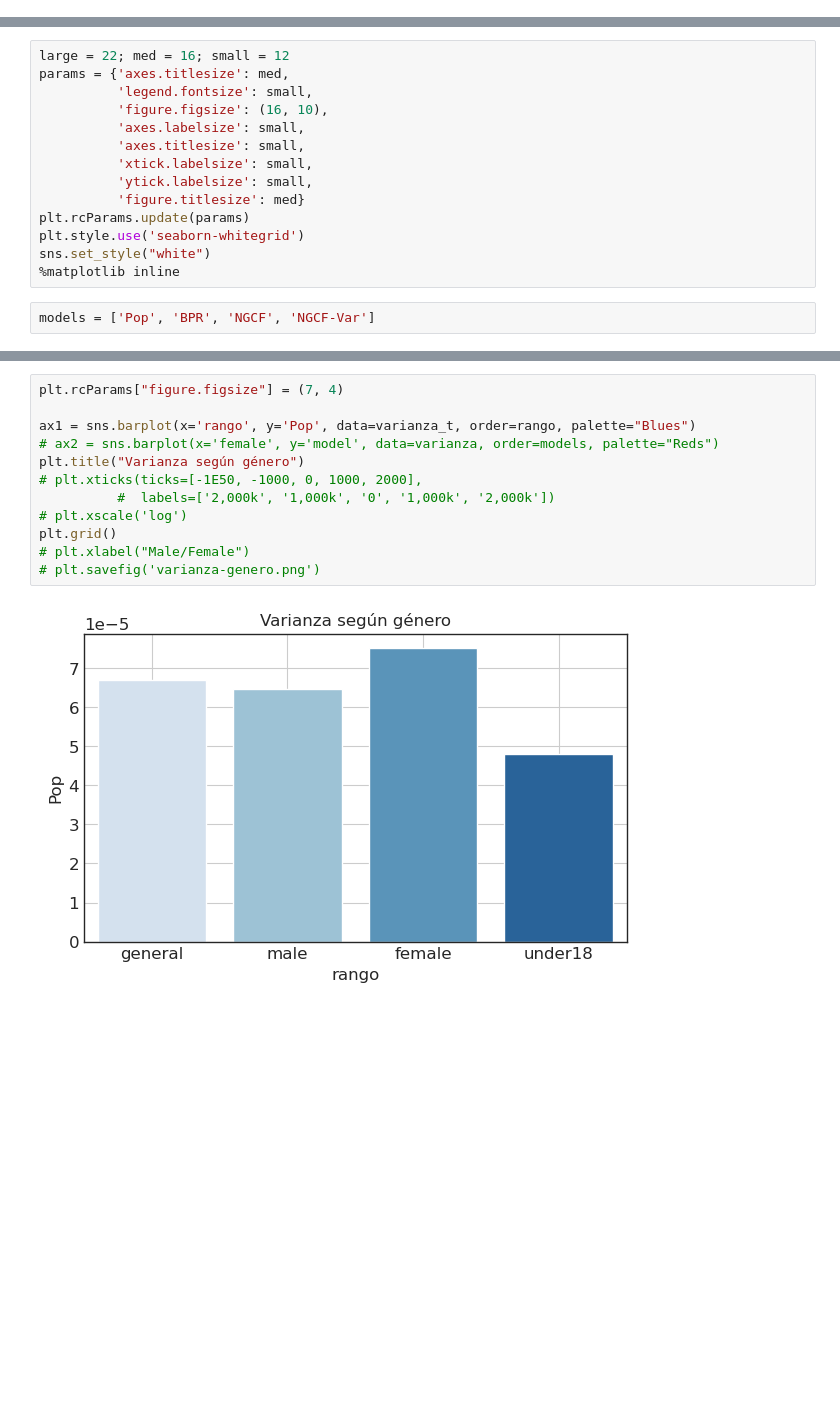
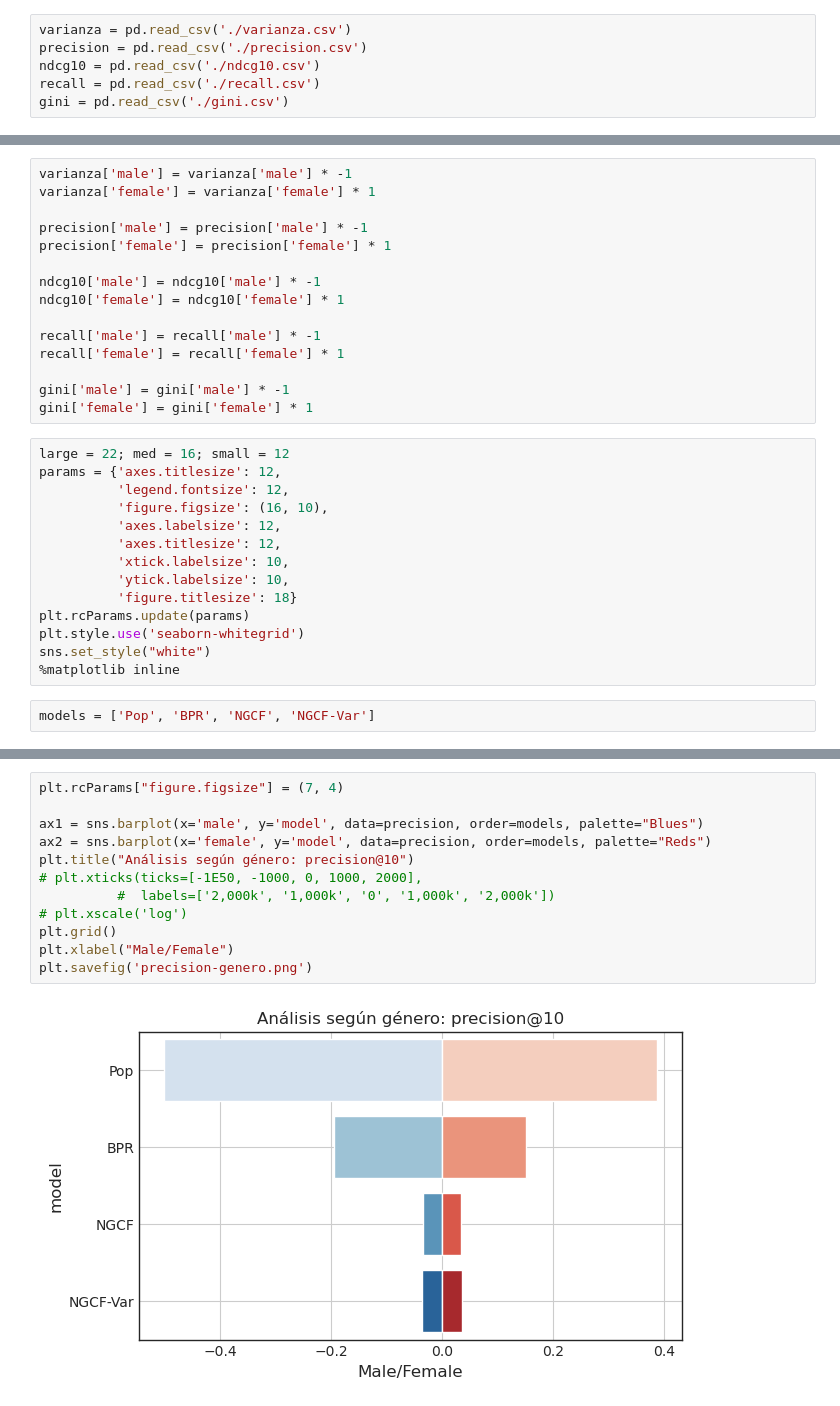
Before and after one commit to giulianodelagala/recsys, a Jupyter notebook: NGCFv2/graphs.ipynb, the cells around one changed output, grey strips where cells are left out. Cells and saved outputs as stored; diff of their text form; blank space fills up the shorter version.

Commit message:
feat: graph analysis

```diff
--- a/NGCFv2/graphs.ipynb
+++ b/NGCFv2/graphs.ipynb
@@ -7,3 +7,9 @@ varianza = pd.read_csv('./varianza.csv')
+# %%
+varianza = pd.read_csv('./varianza.csv')
+precision = pd.read_csv('./precision.csv')
+ndcg10 = pd.read_csv('./ndcg10.csv')
+recall = pd.read_csv('./recall.csv')
+gini = pd.read_csv('./gini.csv')
 # %%
 varianza
 # %% [output]
@@ -18,13 +21,28 @@ varianza['female'] = varianza['female'] * 1
+# %%
+varianza['male'] = varianza['male'] * -1
+varianza['female'] = varianza['female'] * 1
+
+precision['male'] = precision['male'] * -1
+precision['female'] = precision['female'] * 1
+
+ndcg10['male'] = ndcg10['male'] * -1
+ndcg10['female'] = ndcg10['female'] * 1
+
+recall['male'] = recall['male'] * -1
+recall['female'] = recall['female'] * 1
+
+gini['male'] = gini['male'] * -1
+gini['female'] = gini['female'] * 1
 # %%
 large = 22; med = 16; small = 12
-params = {'axes.titlesize': med,
-          'legend.fontsize': small,
+params = {'axes.titlesize': 12,
+          'legend.fontsize': 12,
           'figure.figsize': (16, 10),
-          'axes.labelsize': small,
-          'axes.titlesize': small,
-          'xtick.labelsize': small,
-          'ytick.labelsize': small,
-          'figure.titlesize': med}
+          'axes.labelsize': 12,
+          'axes.titlesize': 12,
+          'xtick.labelsize': 10,
+          'ytick.labelsize': 10,
+          'figure.titlesize': 18}
 plt.rcParams.update(params)
 plt.style.use('seaborn-whitegrid')
 sns.set_style("white")
@@ -68,14 +66,14 @@ rango = ['general', 'male', 'female', 'under18']
 # %%
 plt.rcParams["figure.figsize"] = (7, 4)
 
-ax1 = sns.barplot(x='rango', y='Pop', data=varianza_t, order=rango, palette="Blues")
-# ax2 = sns.barplot(x='female', y='model', data=varianza, order=models, palette="Reds")
-plt.title("Varianza según género")
+ax1 = sns.barplot(x='male', y='model', data=precision, order=models, palette="Blues")
+ax2 = sns.barplot(x='female', y='model', data=precision, order=models, palette="Reds")
+plt.title("Análisis según género: precision@10")
 # plt.xticks(ticks=[-1E50, -1000, 0, 1000, 2000],
           #  labels=['2,000k', '1,000k', '0', '1,000k', '2,000k'])
 # plt.xscale('log')
 plt.grid()
-# plt.xlabel("Male/Female")
-# plt.savefig('varianza-genero.png')
+plt.xlabel("Male/Female")
+plt.savefig('precision-genero.png')
 # %% [output]
-[figure, old version]
+[figure, new version]
```
Also changed, not shown: parts of 21 cells of this notebook, 5 other files.
